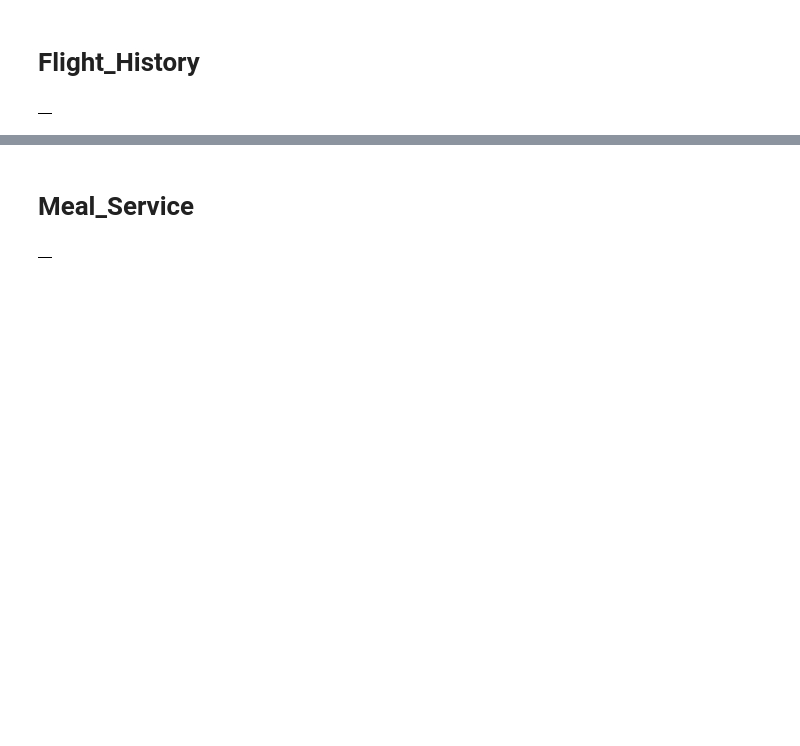
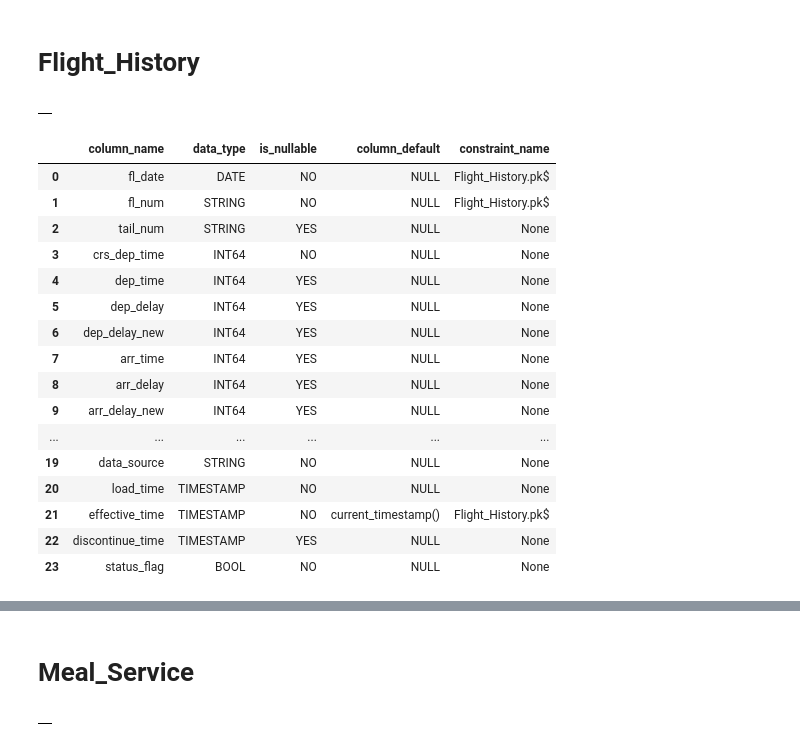
Before and after one commit to cs329e-spring2024/snippets, a Jupyter notebook: p4-csp-layer.ipynb, the cells around one changed output, grey strips where cells are left out. Saved outputs shown, nothing was run; the diff lists cells and outputs as text; code cells hidden in the pictures; blank space fills up the shorter version.

```diff
--- a/p4-csp-layer.ipynb
+++ b/p4-csp-layer.ipynb
@@ -105,5 +204,30 @@ create or replace table airline_csp.Flight_History
 # %% [output]
 |  |
+# %%
+%%bigquery
+select c.column_name, c.data_type, c.is_nullable, c.column_default, k.constraint_name
+from airline_csp.INFORMATION_SCHEMA.COLUMNS c left join airline_csp.INFORMATION_SCHEMA.KEY_COLUMN_USAGE k
+on c.table_name = k.table_name and c.column_name = k.column_name
+where c.table_name = 'Flight_History'
+order by c.ordinal_position;
+# %% [output]
+|  | column_name | data_type | is_nullable | column_default | constraint_name |
+| 0 | fl_date | DATE | NO | NULL | Flight_History.pk$ |
+| 1 | fl_num | STRING | NO | NULL | Flight_History.pk$ |
+| 2 | tail_num | STRING | YES | NULL | None |
+| 3 | crs_dep_time | INT64 | NO | NULL | None |
+| 4 | dep_time | INT64 | YES | NULL | None |
+| 5 | dep_delay | INT64 | YES | NULL | None |
+| 6 | dep_delay_new | INT64 | YES | NULL | None |
+| 7 | arr_time | INT64 | YES | NULL | None |
+| 8 | arr_delay | INT64 | YES | NULL | None |
+| 9 | arr_delay_new | INT64 | YES | NULL | None |
+| ... | ... | ... | ... | ... | ... |
+| 19 | data_source | STRING | NO | NULL | None |
+| 20 | load_time | TIMESTAMP | NO | NULL | None |
+| 21 | effective_time | TIMESTAMP | NO | current_timestamp() | Flight_History.pk$ |
+| 22 | discontinue_time | TIMESTAMP | YES | NULL | None |
+| 23 | status_flag | BOOL | NO | NULL | None |
 # %%
 %%bigquery
 select * from airline_csp.Flight_History
```
Also changed, not shown: parts of 33 cells of this notebook.
